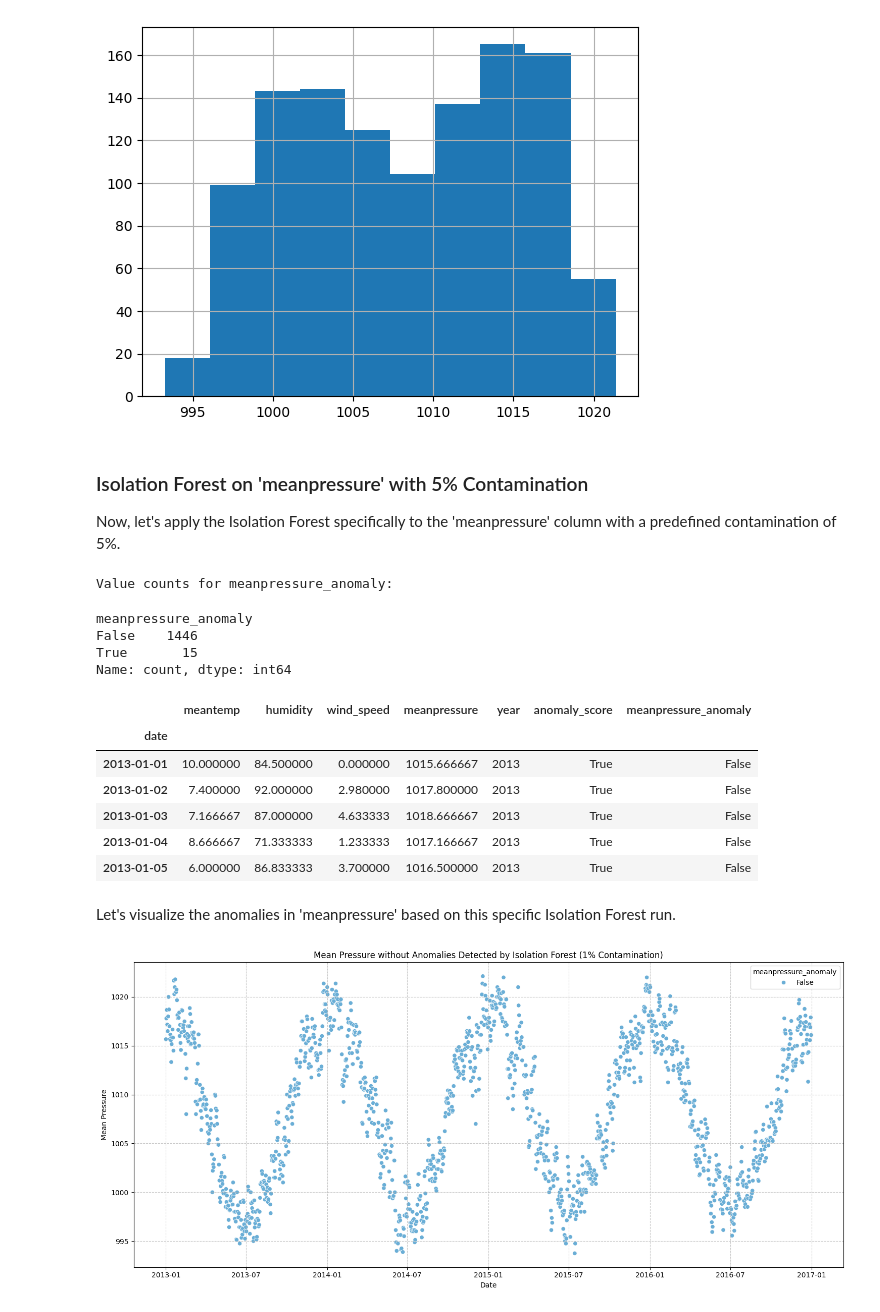
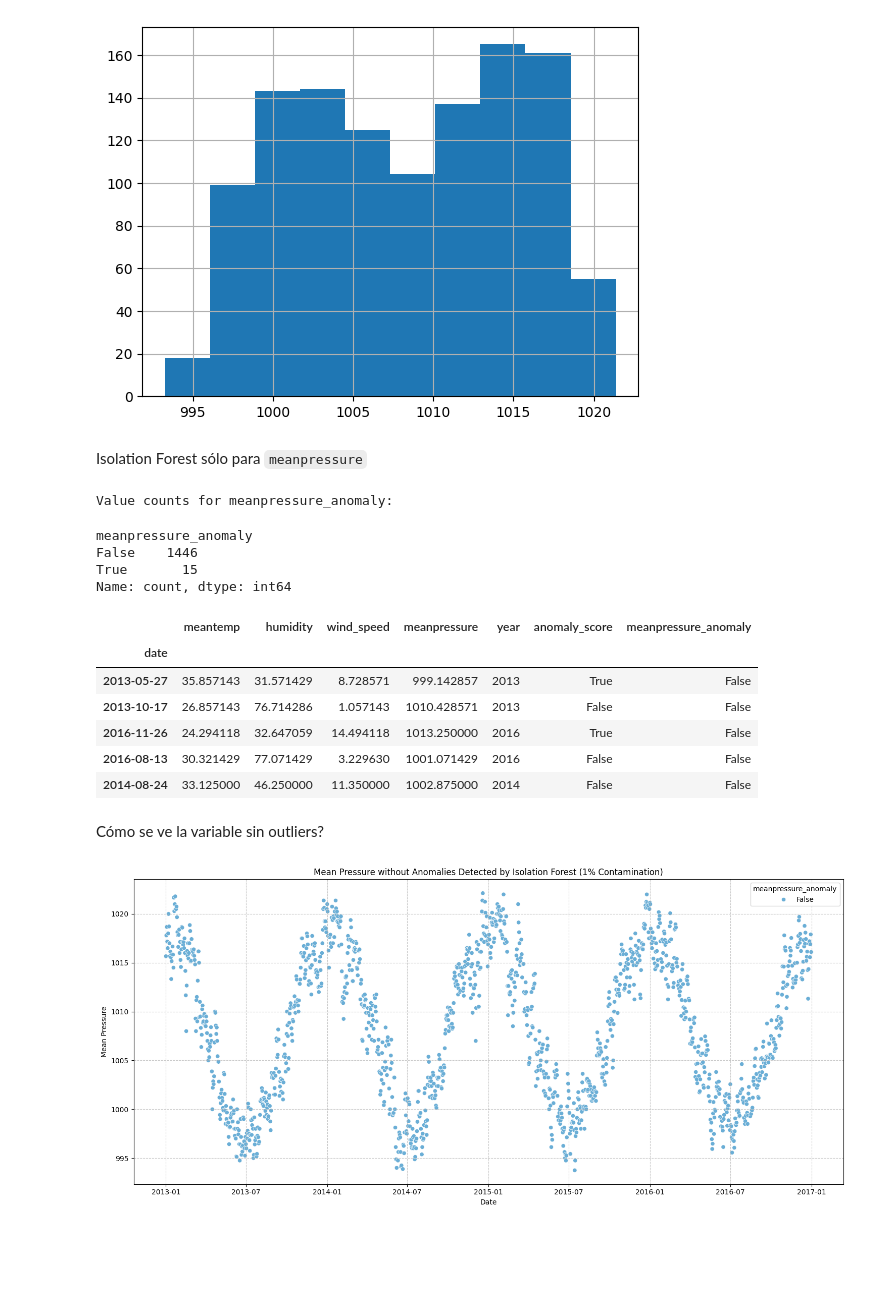
Before and after one commit to Afroefras/uag-deep-learning, a Jupyter notebook: parcial_1/Examen_Weather_Multiclass_Classification_[SOLUCIÓN]_.ipynb, the cells around one changed output. Saved outputs shown, nothing was run; the diff lists cells and outputs as text; code cells hidden in the pictures; blank space fills up the shorter version.

Commit message:
Weather regression model

```diff
--- a/parcial_1/Examen_Weather_Multiclass_Classification_[SOLUCIÓN]_.ipynb
+++ b/parcial_1/Examen_Weather_Multiclass_Classification_[SOLUCIÓN]_.ipynb
@@ -177,41 +182,34 @@ df[~df['anomaly_score']]['meanpressure'].hist()
 # %% [output]
 <Axes: >
 [figure]
-# %% [markdown]
-### Isolation Forest on 'meanpressure' with 5% Contamination
-
-Now, let's apply the Isolation Forest specifically to the 'meanpressure' column with a predefined contamination of 5%.
+# %% [markdown]
+Isolation Forest sólo para `meanpressure`
 # %%
 from sklearn.ensemble import IsolationForest
 
-# Initialize the Isolation Forest model for 'meanpressure' with smaller percentage of contamination
 model_meanpressure = IsolationForest(contamination=0.01, random_state=42)
 
-# Fit the model and predict anomalies for 'meanpressure'
-# Reshape the 'meanpressure' column to a 2D array as required by fit_predict
 df['meanpressure_anomaly'] = model_meanpressure.fit_predict(df[['meanpressure']]) == -1
 
-# Display the value counts for the new anomaly column
 print('Value counts for meanpressure_anomaly:')
 display(df['meanpressure_anomaly'].value_counts())
 
-# Display the head of the DataFrame with the new anomaly column
-display(df.head())
+display(df.sample(5))
 # %% [output]
 Value counts for meanpressure_anomaly:
 meanpressure_anomaly
 False    1446
 True       15
 Name: count, dtype: int64
 |  | meantemp | humidity | wind_speed | meanpressure | year | anomaly_score | meanpressure_anomaly |
 | date |  |  |  |  |  |  |  |
-| 2013-01-01 | 10.000000 | 84.500000 | 0.000000 | 1015.666667 | 2013 | True | False |
-| 2013-01-02 | 7.400000 | 92.000000 | 2.980000 | 1017.800000 | 2013 | True | False |
-| 2013-01-03 | 7.166667 | 87.000000 | 4.633333 | 1018.666667 | 2013 | True | False |
-| 2013-01-04 | 8.666667 | 71.333333 | 1.233333 | 1017.166667 | 2013 | True | False |
-| 2013-01-05 | 6.000000 | 86.833333 | 3.700000 | 1016.500000 | 2013 | True | False |
+| 2013-05-27 | 35.857143 | 31.571429 | 8.728571 | 999.142857 | 2013 | True | False |
+| 2013-10-17 | 26.857143 | 76.714286 | 1.057143 | 1010.428571 | 2013 | False | False |
+| 2016-11-26 | 24.294118 | 32.647059 | 14.494118 | 1013.250000 | 2016 | True | False |
+| 2016-08-13 | 30.321429 | 77.071429 | 3.229630 | 1001.071429 | 2016 | False | False |
+| 2014-08-24 | 33.125000 | 46.250000 | 11.350000 | 1002.875000 | 2014 | False | False |
-# %% [markdown]
-Let's visualize the anomalies in 'meanpressure' based on this specific Isolation Forest run.
+# %% [markdown]
+Cómo se ve la variable sin outliers?
 # %%
 plt.figure(figsize=(15, 7))
 sns.scatterplot(data=df[~df['meanpressure_anomaly']].reset_index(), x='date', y='meanpressure', hue='meanpressure_anomaly', style='meanpressure_anomaly', palette='Blues')
```
Also changed, not shown: parts of 65 cells of this notebook.
